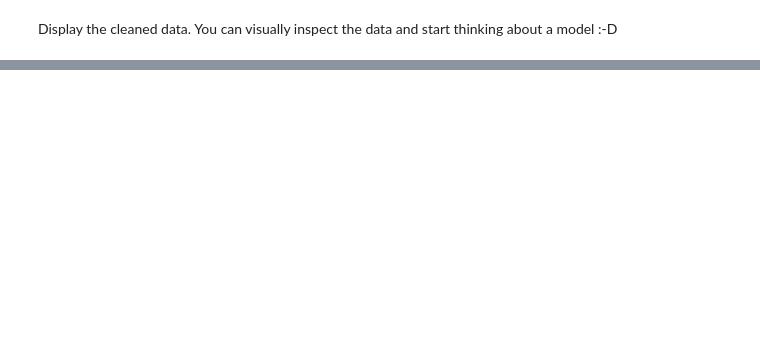
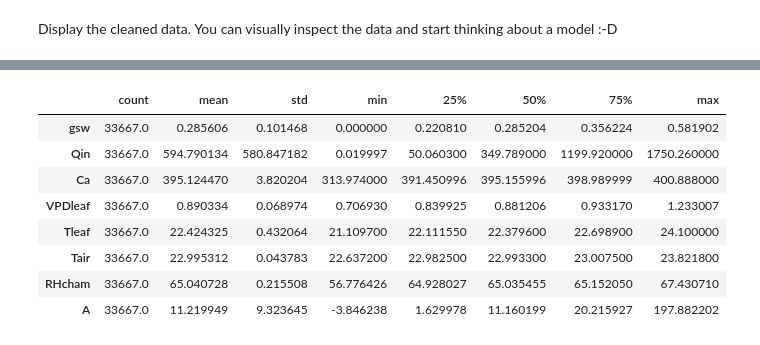
Before and after one commit to benbenbeatit912002/HPP32806-assignment-1, a Jupyter notebook: Load_data.ipynb, the cells around one changed output, grey strips where cells are left out. Cells and saved outputs as stored; diff of their text form; code cells hidden in the pictures; blank space fills up the shorter version.

```diff
--- a/Load_data.ipynb
+++ b/Load_data.ipynb
@@ -162,0 +226,89 @@ plt.show()
+# %%
+import numpy as np
+import pandas as pd
+import matplotlib.pyplot as plt
+
+from scipy.optimize import least_squares
+from IPython.display import display
+
+MODEL_COLUMNS = ["gsw", "Qin", "Ca", "VPDleaf", "Tleaf", "Tair", "RHcham", "A", "elapsed"]
+
+
+def prepare_model_data(df):
+    """Create a modelling copy with numeric variables and modelling-specific filters."""
+    model_df = df.copy()
+
+    for col in MODEL_COLUMNS:
+        if col in model_df.columns:
+            model_df[col] = pd.to_numeric(model_df[col], errors="coerce")
+
+    required = ["gsw", "Qin", "Ca", "VPDleaf", "Tleaf", "Tair", "RHcham", "A"]
+    model_df = model_df.dropna(subset=required)
+
+    model_df = model_df[
+        (model_df["gsw"].between(0, 0.6))
+        & (model_df["Qin"] >= 0)
+        & (model_df["Ca"].between(300, 500))
+        & (model_df["VPDleaf"].between(0, 5))
+        & (model_df["Tleaf"].between(10, 45))
+    ].copy()
+
+    return model_df.reset_index(drop=True)
+
+
+def combine_data_dict(data_dict):
+    """Combine a dictionary of dataframes and preserve the source file name."""
+    frames = []
+    for filename, df in data_dict.items():
+        temp = df.copy()
+        temp["_file"] = filename
+        frames.append(temp)
+    if not frames:
+        return pd.DataFrame()
+    return pd.concat(frames, ignore_index=True)
+
+
+def load_clean_folder_for_model(directory):
+    """Load files from one folder using the existing parser, then apply the same early QC rules."""
+    model_data_dict = {}
+
+    for filename in sorted(os.listdir(directory)):
+        filepath = os.path.join(directory, filename)
+        if os.path.isfile(filepath) and "." not in filename:
+            df = load_gas_exchange_file(filepath)
+
+            if df is None or df.empty:
+                continue
+
+            df = df.copy()
+
+            if "LeakPct" in df.columns:
+                df["Leak"] = pd.to_numeric(df["LeakPct"], errors="coerce")
+                df = df[df["Leak"] <= leak_threshold]
+
+            if "gsw" in df.columns:
+                df["gsw"] = pd.to_numeric(df["gsw"], errors="coerce")
+                df = df[(df["gsw"] >= gs_min) & (df["gsw"] <= gs_max)]
+
+            if not df.empty:
+                model_data_dict[filename] = df
+
+    return model_data_dict
+
+
+training_model_dict = load_clean_folder_for_model("Data/Training")
+validation_model_dict = load_clean_folder_for_model("Data/Validation")
+
+train_df_raw = combine_data_dict(training_model_dict)
+validation_df_raw = combine_data_dict(validation_model_dict)
+
+train_df = prepare_model_data(train_df_raw)
+validation_df = prepare_model_data(validation_df_raw)
+
+print(f"Training rows for modelling: {len(train_df):,}")
+print(f"Validation rows for modelling: {len(validation_df):,}")
+print(f"Training files: {train_df['_file'].nunique() if '_file' in train_df else 0}")
+print(f"Validation files: {validation_df['_file'].nunique() if '_file' in validation_df else 0}")
+
+display(train_df[["gsw", "Qin", "Ca", "VPDleaf", "Tleaf", "Tair", "RHcham", "A"]].describe().T)
+# %% [output]
@@ -162,0 +319,9 @@ plt.show()
+|  | count | mean | std | min | 25% | 50% | 75% | max |
+| gsw | 33667.0 | 0.285606 | 0.101468 | 0.000000 | 0.220810 | 0.285204 | 0.356224 | 0.581902 |
+| Qin | 33667.0 | 594.790134 | 580.847182 | 0.019997 | 50.060300 | 349.789000 | 1199.920000 | 1750.260000 |
+| Ca | 33667.0 | 395.124470 | 3.820204 | 313.974000 | 391.450996 | 395.155996 | 398.989999 | 400.888000 |
+| VPDleaf | 33667.0 | 0.890334 | 0.068974 | 0.706930 | 0.839925 | 0.881206 | 0.933170 | 1.233007 |
+| Tleaf | 33667.0 | 22.424325 | 0.432064 | 21.109700 | 22.111550 | 22.379600 | 22.698900 | 24.100000 |
+| Tair | 33667.0 | 22.995312 | 0.043783 | 22.637200 | 22.982500 | 22.993300 | 23.007500 | 23.821800 |
+| RHcham | 33667.0 | 65.040728 | 0.215508 | 56.776426 | 64.928027 | 65.035455 | 65.152050 | 67.430710 |
+| A | 33667.0 | 11.219949 | 9.323645 | -3.846238 | 1.629978 | 11.160199 | 20.215927 | 197.882202 |
```
Also changed, not shown: parts of 17 cells of this notebook, 1 other file.
